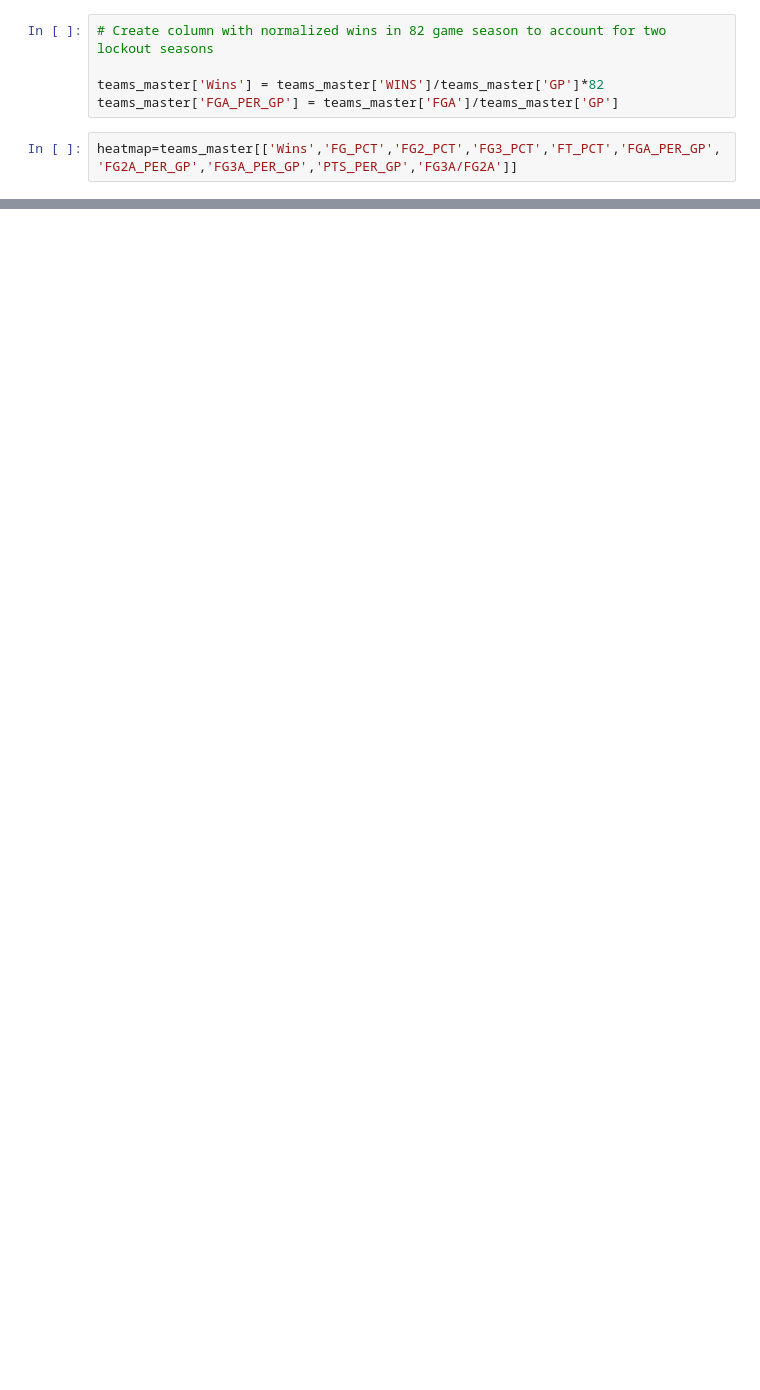
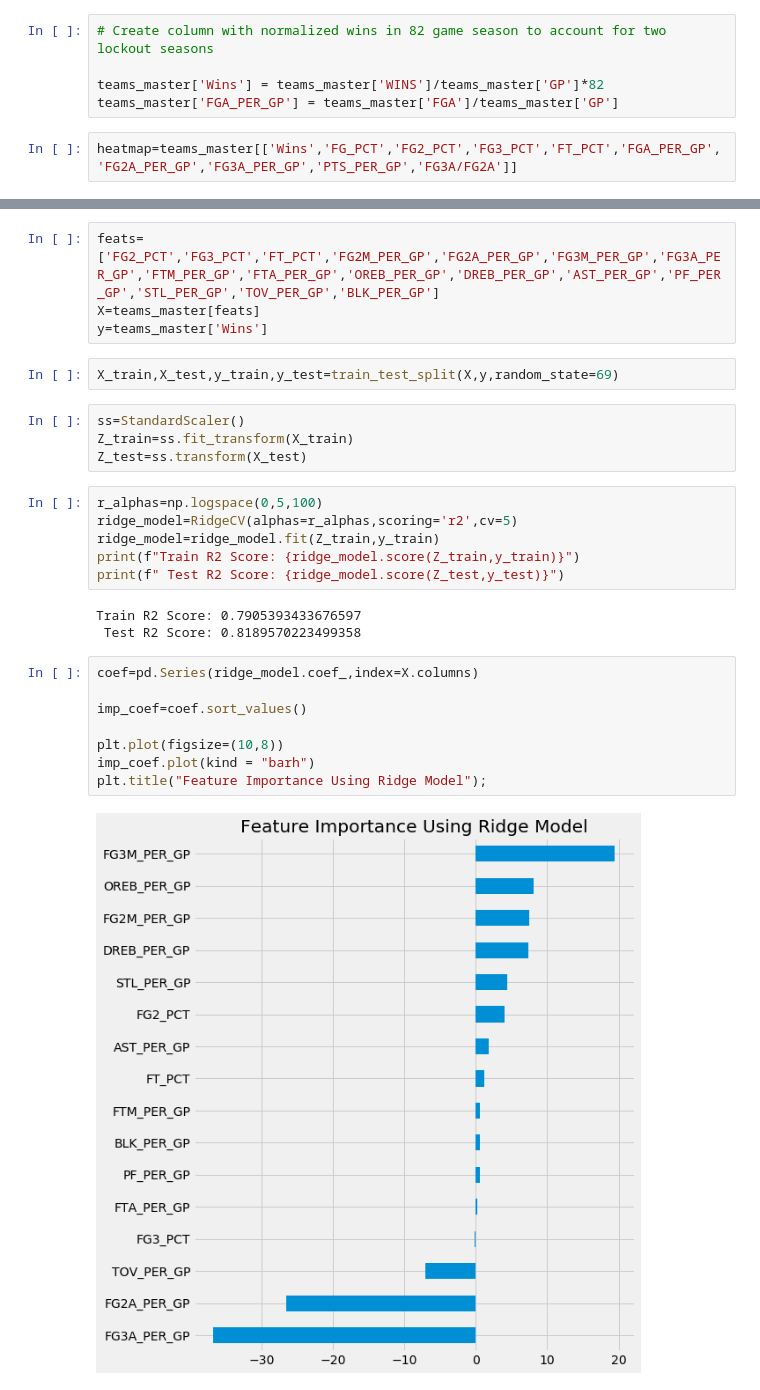
Before and after one commit to bgp09002/NBA, a Jupyter notebook: 3. Modeling/Modeling.ipynb, the cells around one changed output, grey strips where cells are left out. Cells and saved outputs as stored; diff of their text form; blank space fills up the shorter version.

```diff
--- a/3. Modeling/Modeling.ipynb
+++ b/3. Modeling/Modeling.ipynb
@@ -71,0 +145,29 @@ sns.heatmap(heatmap.corr())
+# %%
+feats=['FG2_PCT','FG3_PCT','FT_PCT','FG2M_PER_GP','FG2A_PER_GP','FG3M_PER_GP','FG3A_PER_GP','FTM_PER_GP','FTA_PER_GP','OREB_PER_GP','DREB_PER_GP','AST_PER_GP','PF_PER_GP','STL_PER_GP','TOV_PER_GP','BLK_PER_GP']
+X=teams_master[feats]
+y=teams_master['Wins']
+# %%
+X_train,X_test,y_train,y_test=train_test_split(X,y,random_state=69)
+# %%
+ss=StandardScaler()
+Z_train=ss.fit_transform(X_train)
+Z_test=ss.transform(X_test)
+# %%
+r_alphas=np.logspace(0,5,100)
+ridge_model=RidgeCV(alphas=r_alphas,scoring='r2',cv=5)
+ridge_model=ridge_model.fit(Z_train,y_train)
+print(f"Train R2 Score: {ridge_model.score(Z_train,y_train)}")
+print(f" Test R2 Score: {ridge_model.score(Z_test,y_test)}")
+# %% [output]
+Train R2 Score: 0.7905393433676597
+ Test R2 Score: 0.8189570223499358
+# %%
+coef=pd.Series(ridge_model.coef_,index=X.columns)
+
+imp_coef=coef.sort_values()
+
+plt.plot(figsize=(10,8))
+imp_coef.plot(kind = "barh")
+plt.title("Feature Importance Using Ridge Model");
+# %% [output]
+[figure, added]
```
Also changed, not shown: parts of 22 cells of this notebook.
